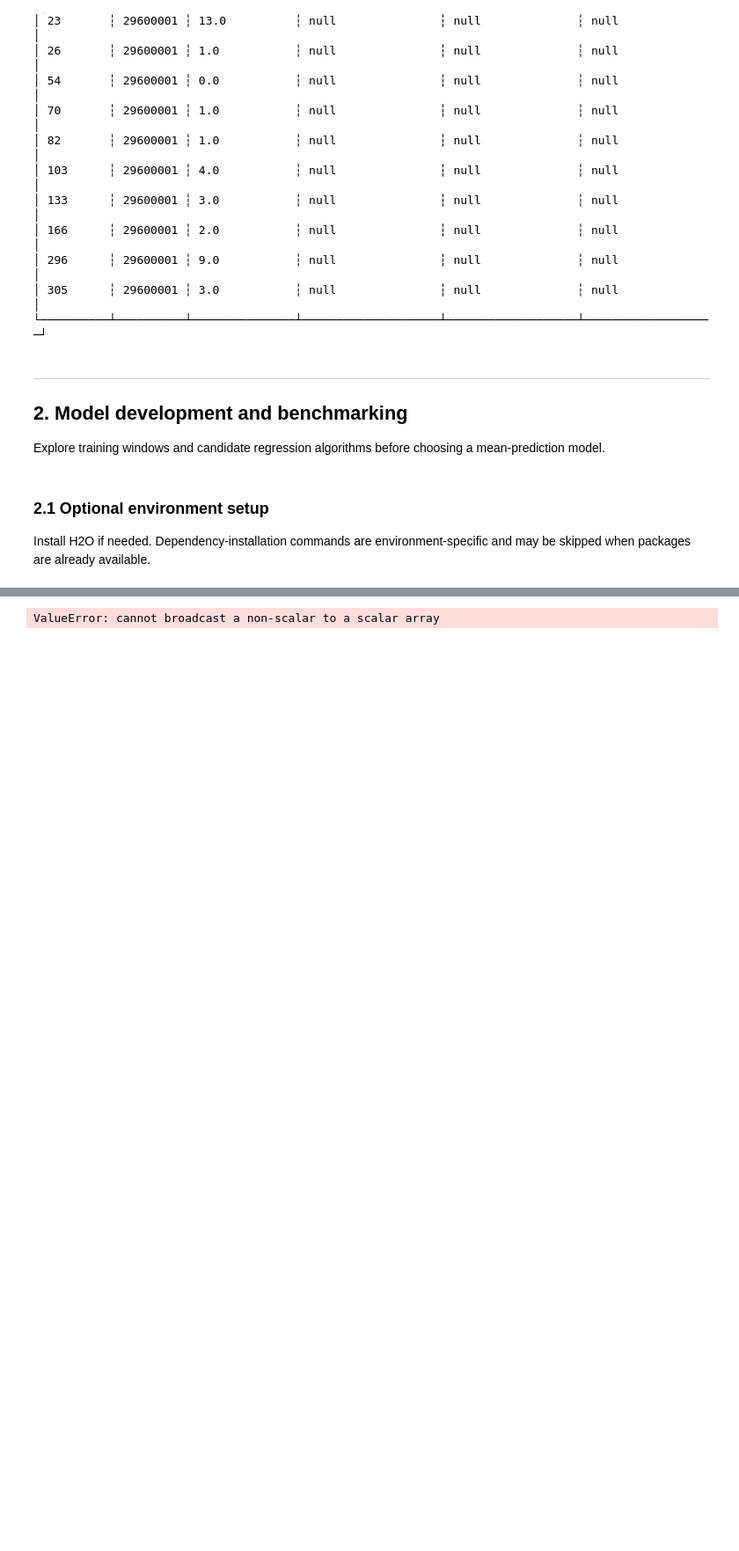
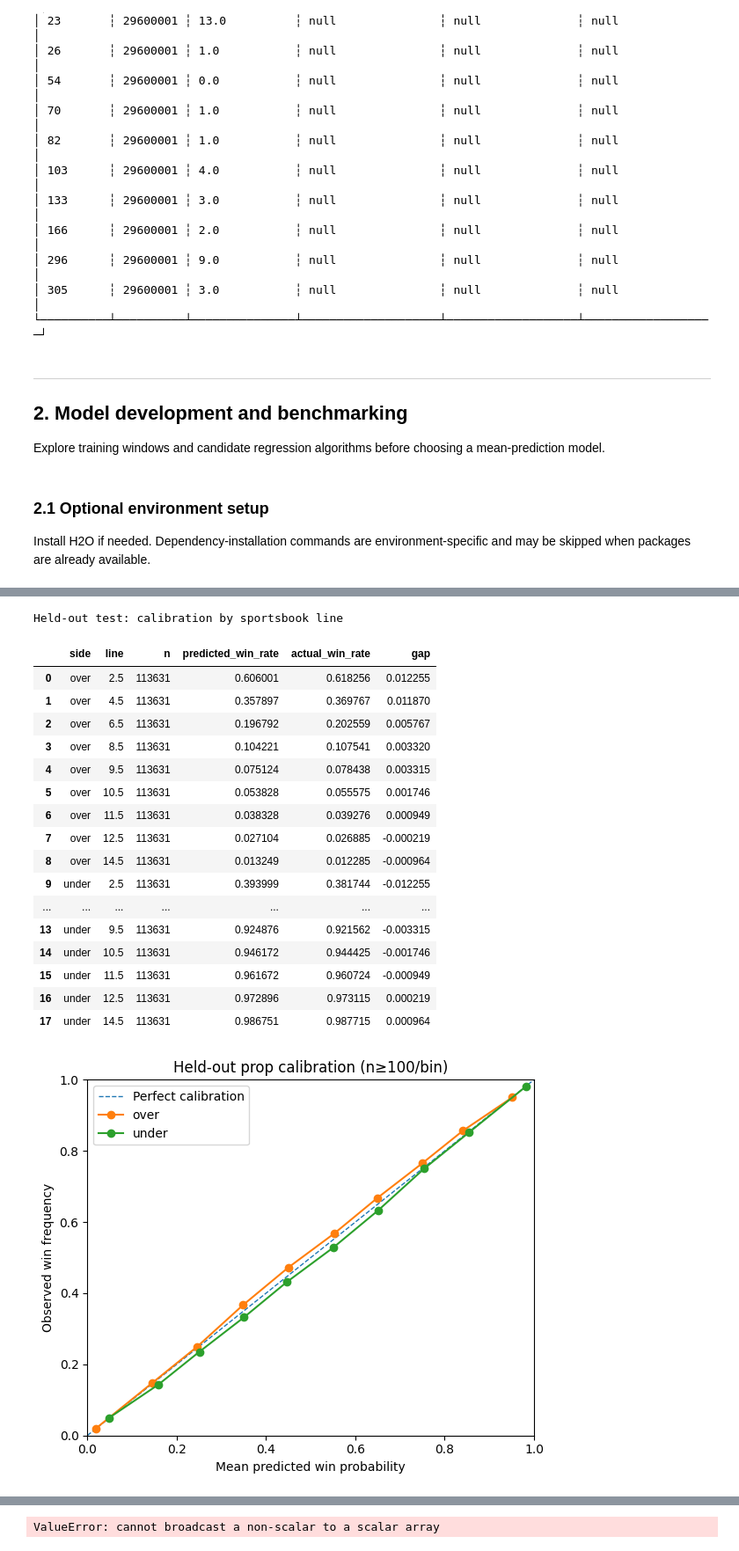
Before and after one commit to psar0006/NBA_Models, a Jupyter notebook: NBA_Rbds_Model_V1.ipynb, the cells around one changed output, grey strips where cells are left out. Shown at 88% size. Saved outputs shown, nothing was run; the diff lists cells and outputs as text; code cells hidden in the pictures; blank space fills up the shorter version.

```diff
--- a/NBA_Rbds_Model_V1.ipynb
+++ b/NBA_Rbds_Model_V1.ipynb
@@ -1598,0 +1669,61 @@ Global alpha: 0.1317015509570487
+# %%
+# ============================================================
+# 10.2 LINE- AND PROBABILITY-BUCKET CALIBRATION
+# ============================================================
+CALIBRATION_LINES = np.array([2.5, 4.5, 6.5, 8.5, 9.5, 10.5, 11.5, 12.5, 14.5])
+PROB_BINS = np.linspace(0, 1, 11)
+
+def build_prop_calibration(actual, mu, kind, alpha, lines=CALIBRATION_LINES):
+    actual = np.asarray(actual, dtype=float)
+    mu = np.asarray(mu, dtype=float)
+    if actual.shape != mu.shape:
+        raise ValueError("actual and mu must have identical shapes")
+    parts = []
+    for line in lines:
+        probs = prop_probabilities(mu, line, distribution=kind, alpha=alpha)
+        for side in ("under", "over"):
+            p = np.asarray(probs[side], dtype=float)
+            won = (actual < line) if side == "under" else (actual > line)
+            parts.append(pd.DataFrame({"line": float(line), "side": side,
+                                       "predicted_probability": p,
+                                       "won": won.astype(int)}))
+    return pd.concat(parts, ignore_index=True)
+
+def calibration_summary(calibration):
+    data = calibration.copy()
+    data["probability_bin"] = pd.cut(
+        data["predicted_probability"], PROB_BINS, include_lowest=True)
+    return (data.groupby(["side", "probability_bin"], observed=False)
+            .agg(n=("won", "size"), predicted_win_rate=("predicted_probability", "mean"),
+                 actual_win_rate=("won", "mean"))
+            .assign(gap=lambda x: x.actual_win_rate - x.predicted_win_rate)
+            .reset_index())
+
+def line_summary(calibration):
+    return (calibration.groupby(["side", "line"], observed=True)
+            .agg(n=("won", "size"), predicted_win_rate=("predicted_probability", "mean"),
+                 actual_win_rate=("won", "mean"))
+            .assign(gap=lambda x: x.actual_win_rate - x.predicted_win_rate)
+            .reset_index())
+
+# IMPORTANT: the final test is reporting only; it is not used for selection.
+test_calibration = build_prop_calibration(
+    y_test, test_mu, final_kind, test_alpha)
+test_probability_buckets = calibration_summary(test_calibration)
+test_line_calibration = line_summary(test_calibration)
+print("Held-out test: probability-bucket calibration")
+display(test_probability_buckets)
+print("Held-out test: calibration by sportsbook line")
+display(test_line_calibration)
+
+fig, ax = plt.subplots(figsize=(6, 5))
+ax.plot([0, 1], [0, 1], "--", linewidth=1, label="Perfect calibration")
+for side, sub in test_probability_buckets.groupby("side"):
+    sub = sub.loc[sub["n"] >= 100].dropna(subset=["predicted_win_rate", "actual_win_rate"])
+    ax.plot(sub.predicted_win_rate, sub.actual_win_rate, marker="o", label=side)
+ax.set(xlim=(0, 1), ylim=(0, 1), xlabel="Mean predicted win probability",
+       ylabel="Observed win frequency", title="Held-out prop calibration (n≥100/bin)")
+ax.legend()
+plt.tight_layout()
+plt.show()
+# %% [output]
@@ -1598,0 +1748,19 @@ Global alpha: 0.1317015509570487
+Held-out test: calibration by sportsbook line
+|  | side | line | n | predicted_win_rate | actual_win_rate | gap |
+| 0 | over | 2.5 | 113631 | 0.606001 | 0.618256 | 0.012255 |
+| 1 | over | 4.5 | 113631 | 0.357897 | 0.369767 | 0.011870 |
+| 2 | over | 6.5 | 113631 | 0.196792 | 0.202559 | 0.005767 |
+| 3 | over | 8.5 | 113631 | 0.104221 | 0.107541 | 0.003320 |
+| 4 | over | 9.5 | 113631 | 0.075124 | 0.078438 | 0.003315 |
+| 5 | over | 10.5 | 113631 | 0.053828 | 0.055575 | 0.001746 |
+| 6 | over | 11.5 | 113631 | 0.038328 | 0.039276 | 0.000949 |
+| 7 | over | 12.5 | 113631 | 0.027104 | 0.026885 | -0.000219 |
+| 8 | over | 14.5 | 113631 | 0.013249 | 0.012285 | -0.000964 |
+| 9 | under | 2.5 | 113631 | 0.393999 | 0.381744 | -0.012255 |
+| ... | ... | ... | ... | ... | ... | ... |
+| 13 | under | 9.5 | 113631 | 0.924876 | 0.921562 | -0.003315 |
+| 14 | under | 10.5 | 113631 | 0.946172 | 0.944425 | -0.001746 |
+| 15 | under | 11.5 | 113631 | 0.961672 | 0.960724 | -0.000949 |
+| 16 | under | 12.5 | 113631 | 0.972896 | 0.973115 | 0.000219 |
+| 17 | under | 14.5 | 113631 | 0.986751 | 0.987715 | 0.000964 |
+[figure, added]
```
Also changed, not shown: parts of 27 cells of this notebook.
